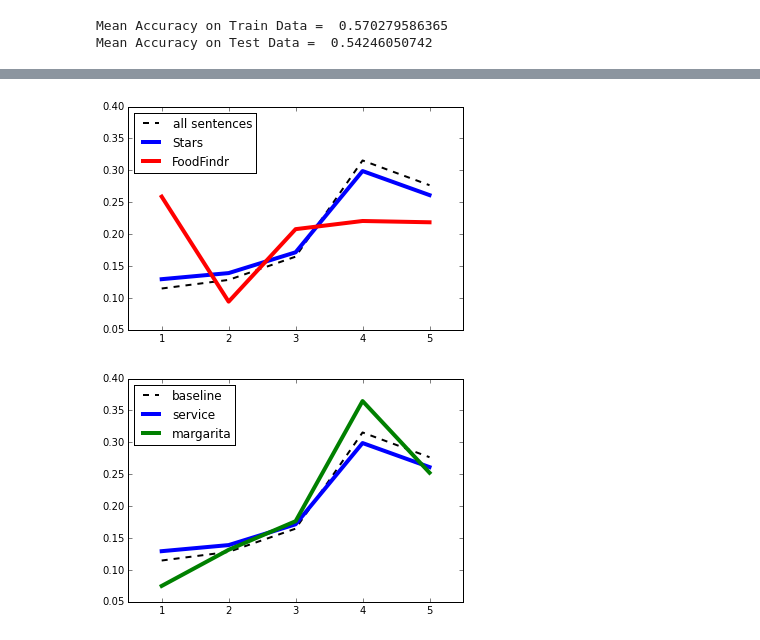
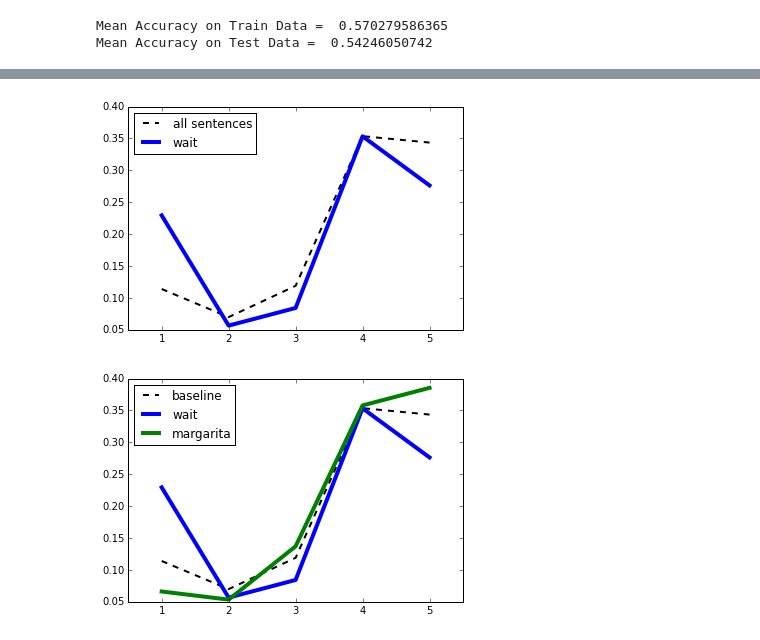
Before and after one commit to kwecht/FoodFindr, a Jupyter notebook: python/Data Story.ipynb, the cells around one changed output, grey strips where cells are left out. Drawn from its saved outputs; the diff is of its cells as text; code cells hidden in the pictures.

```diff
--- a/python/Data Story.ipynb
+++ b/python/Data Story.ipynb
@@ -77,46 +77,46 @@ sentdist = sentences.groupby('stars')['stars'].count()
 sentscoredist = sentences.groupby('FF_score')['FF_score'].count()
 
 # Lines representing distribution
-groups = ['service']#,'margarita']#,'burrito']
+groups = ['wait']#,'margarita']#,'burrito']
 colors = ['b','g','r']
-ax.plot(np.arange(1,6),sentdist/sentdist.sum(),'--k',lw=2,label='all sentences')
+ax.plot(np.arange(1,6),sentscoredist/sentscoredist.sum(),'--k',lw=2,label='all sentences')
 for g,c in zip(groups,colors):
     tempdf = sentences[sentences['text'].str.contains(g)]
     num1 = tempdf.groupby('stars')['stars'].count()
     num2 = tempdf.groupby('FF_score')['FF_score'].count()
-    ax.plot(np.arange(1,6),num1/num1.sum(),'-',color='b',lw=4,label='Stars')
-    ax.plot(np.arange(1,6),num2/num2.sum(),'-',color='r',lw=4,label='FoodFindr')
+    #ax.plot(np.arange(1,6),num1/num1.sum(),'-',color='b',lw=4,label='Stars')
+    ax.plot(np.arange(1,6),num2/num2.sum(),'-',color=c,lw=4,label=g)
 
 
 ax.set_xlim([0.5,5.5])
 ax.set_ylim([0.05,0.4])
-ax.legend(loc='best')
+ax.legend(loc='upper left')
 
-plt.savefig('img/FFscore_distribution_all.png')
+plt.savefig('img/FFscore_distribution_wait.png')
 # %% [output]
-[figure, old version]
+[figure, new version]
 # %%
 # Plot Distribution of reviews for all reviews, sentences, sentences filtered by a keyword.
 fig = plt.figure()
 ax = fig.add_subplot(111)
 
 # Group review and sentence datasets
-sentdist = sentences.groupby('stars')['stars'].count()
+sentdist = sentences.groupby('FF_score')['FF_score'].count()
 
 # Lines representing distribution
-groups = ['service','margarita']#,'burrito']
+groups = ['wait','margarita']#,'burrito']
 colors = ['b','g','r']
 ax.plot(np.arange(1,6),sentdist/sentdist.sum(),'--k',lw=2,label='baseline')
 for g,c in zip(groups,colors):
     tempdf = sentences[sentences['text'].str.contains(g)]
-    num = tempdf.groupby('stars')['stars'].count()
+    num = tempdf.groupby('FF_score')['FF_score'].count()
     ax.plot(np.arange(1,6),num/num.sum(),'-',color=c,lw=4,label=g)
 
 
 ax.set_xlim([0.5,5.5])
 ax.set_ylim([0.05,0.4])
-ax.legend(loc='best')
+ax.legend(loc='upper left')
 
-plt.savefig('img/Ref_distribution_all.png')
+plt.savefig('img/FFscore_distribution_wait_margarita.png')
 # %% [output]
-[figure, old version]
+[figure, new version]
```
Also changed, not shown: parts of 5 cells of this notebook, 3 other files.
